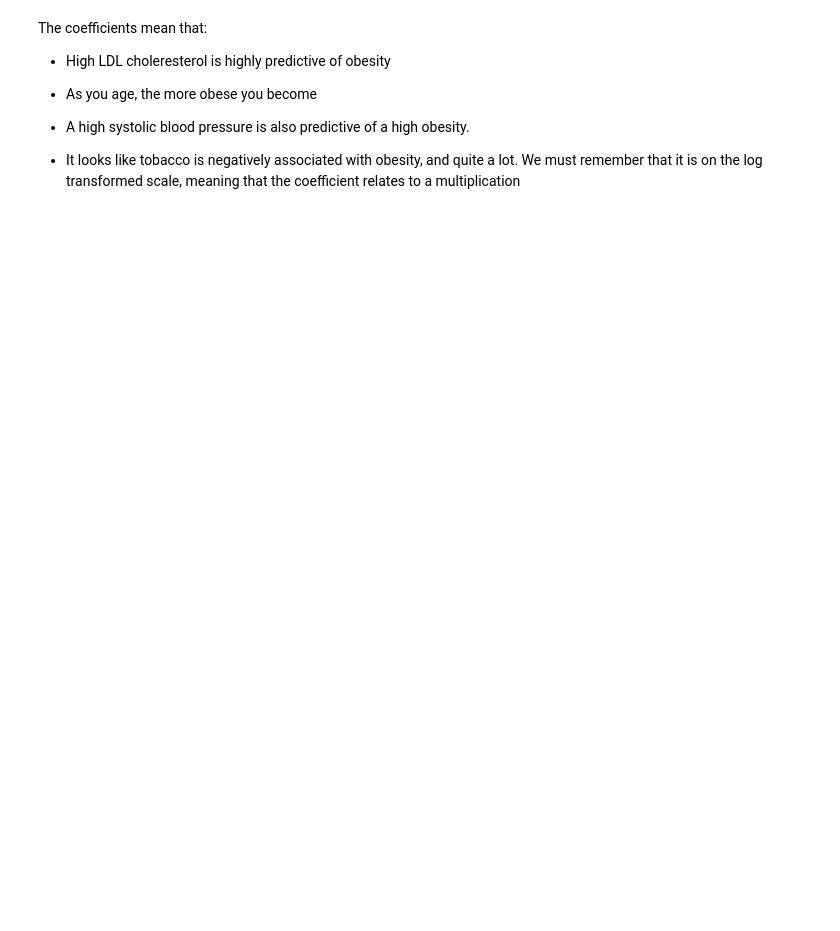
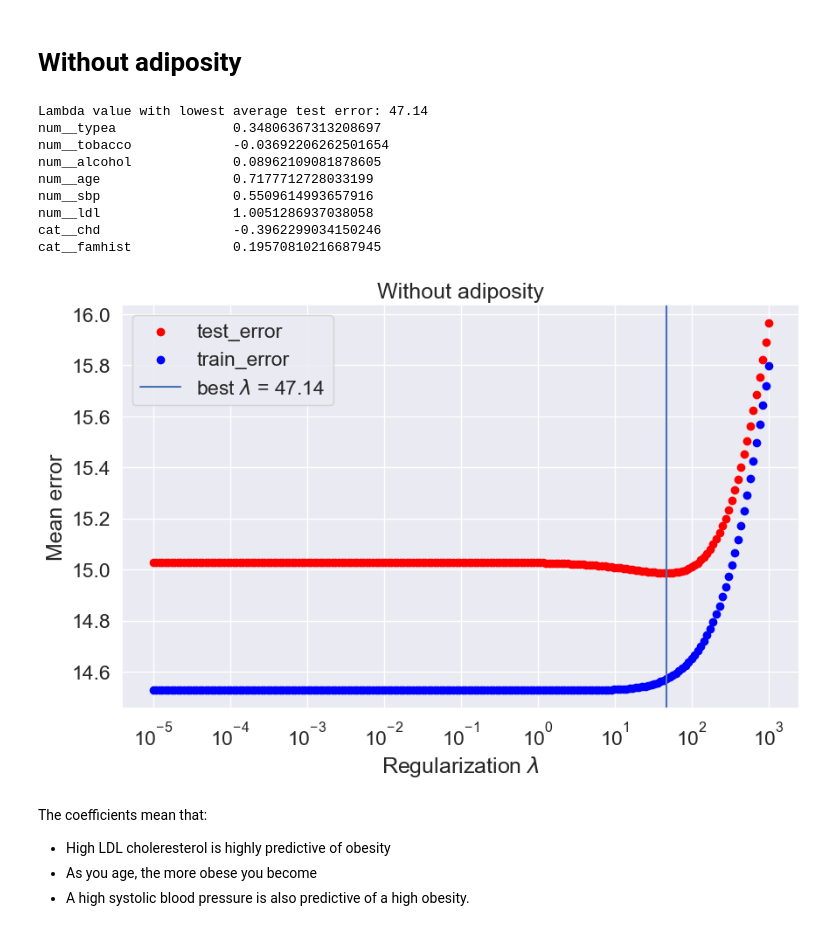
Before and after one commit to krusand/02452-ML-Project, a Jupyter notebook: regression_part_a.ipynb, the cells around one changed output. Drawn from its saved outputs; the diff is of its cells as text; code cells hidden in the pictures; blank space fills up the shorter version.

```diff
--- a/regression_part_a.ipynb
+++ b/regression_part_a.ipynb
@@ -99,7 +100,81 @@ cat__famhist_Present             0.12659227899010014
+# %% [markdown]
+# Without adiposity
+# %%
+kf = KFold(n_splits=10,shuffle=True, random_state=seed)
+
+lams = np.logspace(np.log10(1e-5), np.log10(1e3), num=200)
+
+train_error_avgs = []
+test_error_avgs = []
+
+for lam in tqdm(lams):
+    linear_regression_regularized = lm.Ridge(alpha=lam)
+
+    kfold_train_errors = []
+    kfold_test_errors = []
+
+    for i, (train_index, test_index) in enumerate(kf.split(df)):
+        preprocessor = Preprocessor(task="regression", covariates=["sbp","tobacco","ldl","typea","alcohol","age","chd","famhist"])
+        n_train = len(train_index)
+        n_test = len(test_index)
+
+        df_fold_train = df.iloc[train_index]
+        df_fold_test = df.iloc[test_index]
+
+        X_fold_train, y_fold_train = preprocessor.fit_transform(df_fold_train)
+        X_fold_test, y_fold_test = preprocessor.transform(df_fold_test)
+
+        linear_regression_regularized.fit(X_fold_train, y_fold_train)
+        y_train_hat = linear_regression_regularized.predict(X_fold_train)
+        y_test_hat = linear_regression_regularized.predict(X_fold_test)
+
+        train_error = compute_error(y_true=y_fold_train, y_pred=y_train_hat)
+        test_error = compute_error(y_true=y_fold_test, y_pred=y_test_hat)
+
+        kfold_train_errors.append(train_error)
+        kfold_test_errors.append(test_error)
+
+    train_error_avgs.append(np.average(kfold_train_errors))
+    test_error_avgs.append(np.average(kfold_test_errors))
+
+
+best_lam = lams[np.argmin(test_error_avgs)]
+fig, ax = plt.subplots(figsize=(10,6))
+
+ax.scatter(lams, test_error_avgs, c='red', label = 'test_error')
+ax.scatter(lams, train_error_avgs, c='blue', label='train_error')
+plt.axvline(x=best_lam, label=f'best $\lambda$ = {round(best_lam,2)}')
+ax.set_xlabel("Regularization $\lambda$")
+ax.set_ylabel("Mean error")
+ax.set_xscale('log')
+ax.legend()
+ax.set_title("Without adiposity")
+
+print(f"Lambda value with lowest average test error: {round(best_lam,2)}")
+
+best_lm = lm.Ridge(alpha=best_lam)
+
+preprocessor = Preprocessor(task="regression", covariates=["sbp","tobacco","ldl","typea","alcohol","age","chd","famhist"])
+X_preprocessed, y = preprocessor.fit_transform(df)
+
+best_lm.fit(X_preprocessed, y)
+
+
+for coef, feature_name in zip(best_lm.coef_, preprocessor.get_feature_names_out().tolist()):
+    print(feature_name, "\t\t", coef)
+# %% [output]
+Lambda value with lowest average test error: 47.14
+num__typea               0.34806367313208697
+num__tobacco             -0.03692206262501654
+num__alcohol             0.08962109081878605
+num__age                 0.7177712728033199
+num__sbp                 0.5509614993657916
+num__ldl                 1.0051286937038058
+cat__chd                 -0.3962299034150246
+cat__famhist             0.19570810216687945
+[figure, added]
 # %% [markdown]
 The coefficients mean that:
 - High LDL choleresterol is highly predictive of obesity
 - As you age, the more obese you become
 - A high systolic blood pressure is also predictive of a high obesity.
-
-- It looks like tobacco is negatively associated with obesity, and quite a lot. We must remember that it is on the log transformed scale, meaning that the coefficient relates to a multiplication
```
Also changed, not shown: parts of 3 cells of this notebook.
